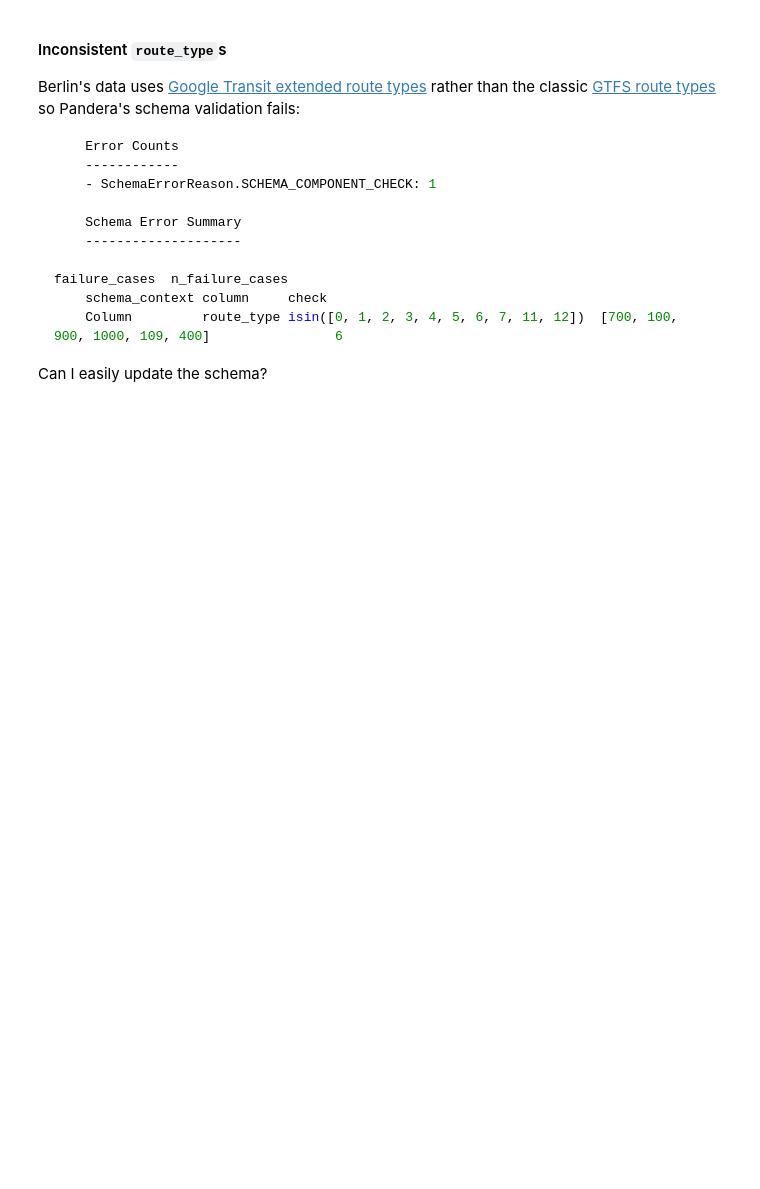
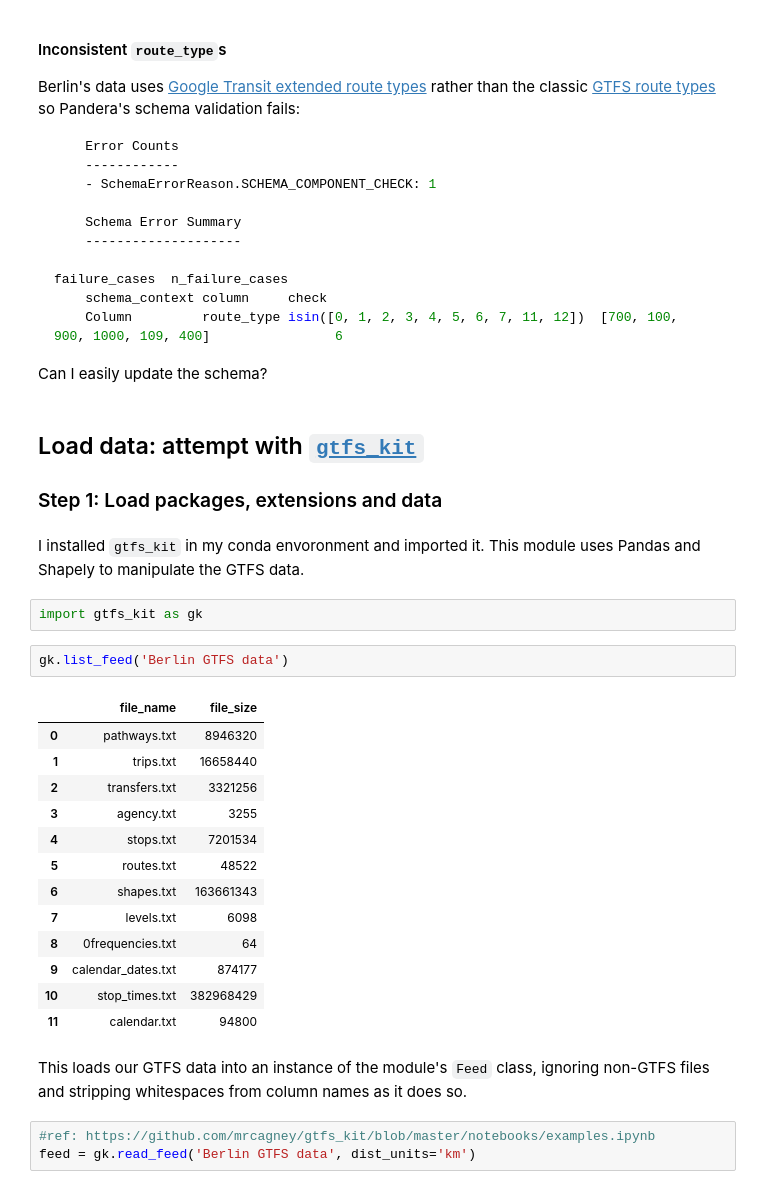
Before and after one commit to sian0x0/End-Station, a Jupyter notebook: end-station-finder.ipynb, the cells around one changed output. Saved outputs shown, nothing was run; the diff lists cells and outputs as text; blank space fills up the shorter version.

````diff
--- a/end-station-finder.ipynb
+++ b/end-station-finder.ipynb
@@ -146,3 +145,31 @@ Berlin's data uses [Google Transit extended route types](https://developers.goog
 ```
 
 Can I easily update the schema?
+# %% [markdown]
+## Load data: attempt with [`gtfs_kit`](https://mrcagney.github.io/gtfs_kit_docs/)
+### Step 1: Load packages, extensions and data
+# %% [markdown]
+I installed `gtfs_kit` in my conda envoronment and imported it. This module uses Pandas and Shapely to manipulate the GTFS data.
+# %%
+import gtfs_kit as gk
+# %%
+gk.list_feed('Berlin GTFS data')
+# %% [output]
+|  | file_name | file_size |
+| 0 | pathways.txt | 8946320 |
+| 1 | trips.txt | 16658440 |
+| 2 | transfers.txt | 3321256 |
+| 3 | agency.txt | 3255 |
+| 4 | stops.txt | 7201534 |
+| 5 | routes.txt | 48522 |
+| 6 | shapes.txt | 163661343 |
+| 7 | levels.txt | 6098 |
+| 8 | 0frequencies.txt | 64 |
+| 9 | calendar_dates.txt | 874177 |
+| 10 | stop_times.txt | 382968429 |
+| 11 | calendar.txt | 94800 |
+# %% [markdown]
+This loads our GTFS data into an instance of the module's `Feed` class, ignoring non-GTFS files and stripping whitespaces from column names as it does so.
+# %%
+#ref: https://github.com/mrcagney/gtfs_kit/blob/master/notebooks/examples.ipynb
+feed = gk.read_feed('Berlin GTFS data', dist_units='km')
````
Also changed, not shown: parts of 15 cells of this notebook.
